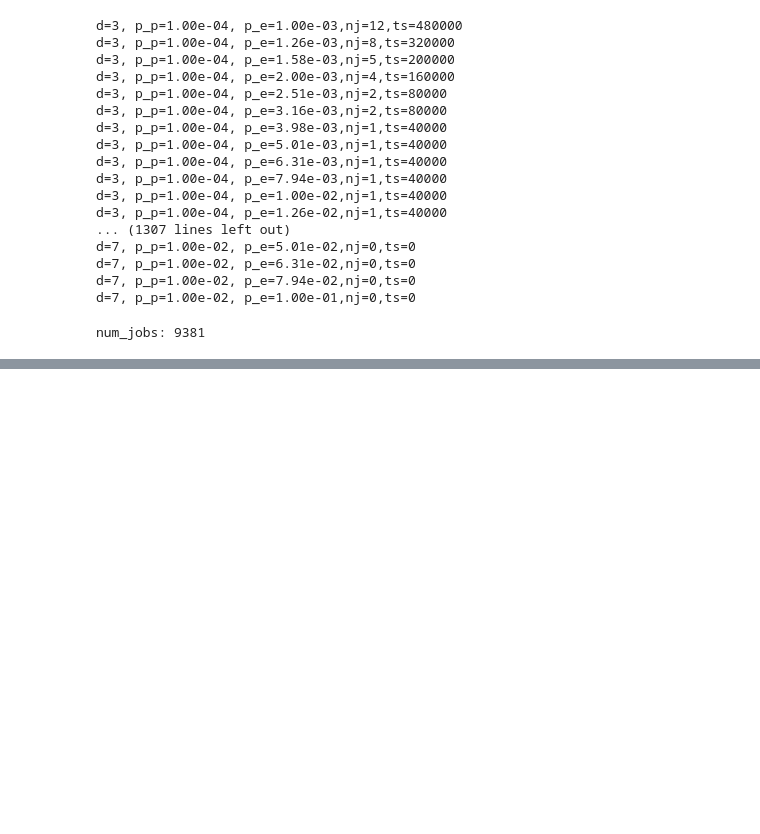
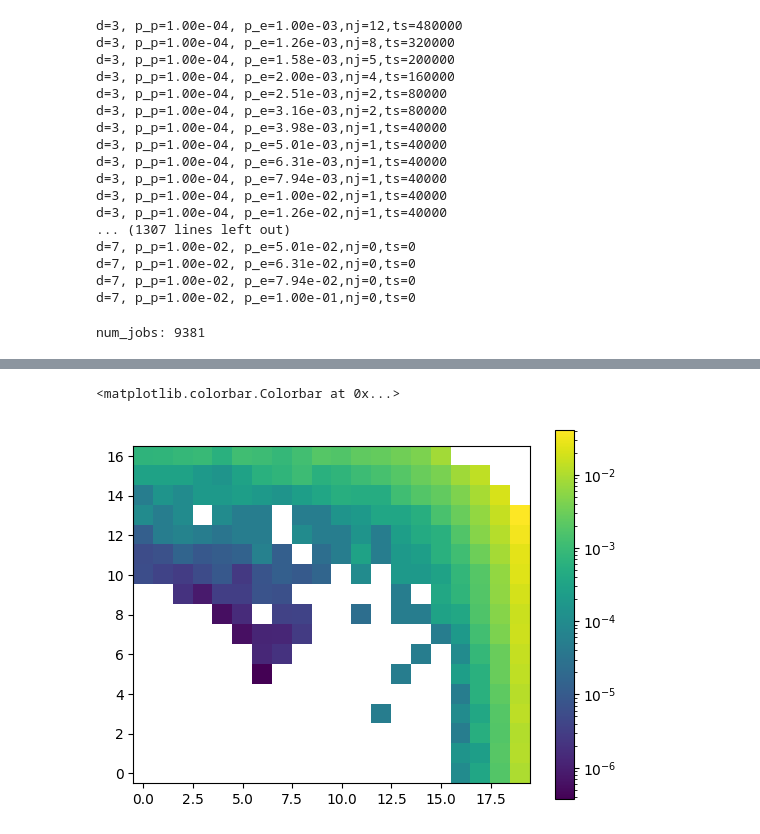
Before and after one commit to JiakaiW/surface_simulation_test, a Jupyter notebook: pack_and_analysis_new_biased.ipynb, the cells around one changed output, grey strips where cells are left out. Cells and saved outputs as stored; diff of their text form; code cells hidden in the pictures; blank space fills up the shorter version.

```diff
--- a/pack_and_analysis_new_biased.ipynb
+++ b/pack_and_analysis_new_biased.ipynb
@@ -382,0 +403,6 @@ plt.colorbar()
+# %%
+plt.imshow(p_logi_era_arr_dic[7],origin='lower',norm=LogNorm())
+plt.colorbar()
+# %% [output]
+<matplotlib.colorbar.Colorbar at 0x...>
+[figure, added]
```
Also changed, not shown: parts of 12 cells of this notebook, 9 other files.
